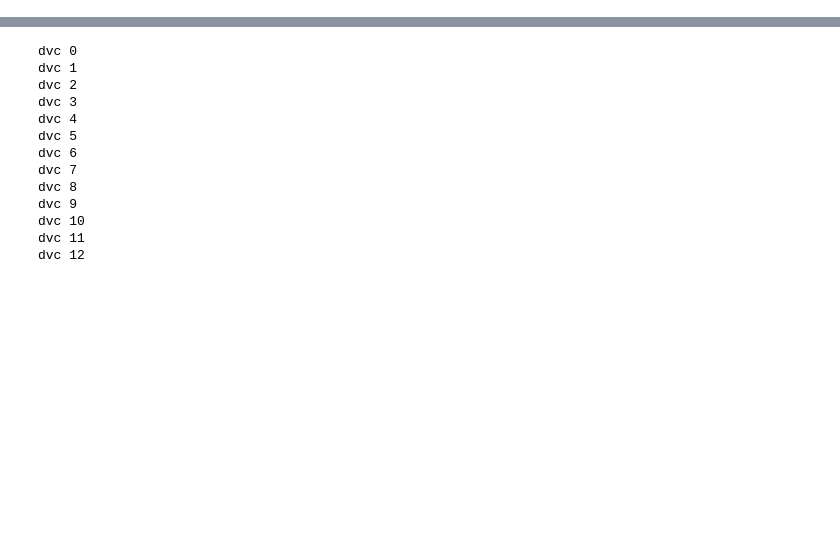
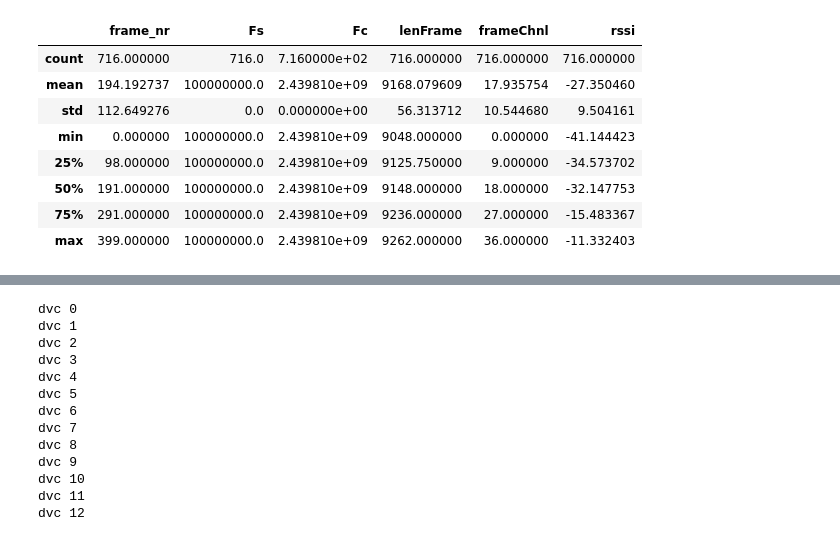
Before and after one commit to mkashani-phd/BLEWBAN_Dataset, a Jupyter notebook: src/Analysis.ipynb, the cells around one changed output, grey strips where cells are left out. Cells and saved outputs as stored; diff of their text form; code cells hidden in the pictures; blank space fills up the shorter version.

Commit message:
updated Analysis to show how the dataBase work

```diff
--- a/src/Analysis.ipynb
+++ b/src/Analysis.ipynb
@@ -25,0 +21,20 @@ df.describe().iloc[1:3,3]
+# %%
+onBodyMap = {1: ['head','right'],              2: ['head','left'],
+            3: ['chest', 'right'],            4: ['chest', 'left'],
+            5: ['fornTorso', 'right'],        6: ['fornTorso', 'left'],
+            7: ['arm', 'right'],              8: ['arm', 'left'],
+            9: ['wrist', 'right'],           10: ['wrist', 'left'],
+            11: ['backTorso', 'right'],      12: ['backTorso', 'left']}
+
+df = pd.DataFrame(list(BLE.onBody.find({"placement": 'fornTorso', 'side': 'right','antenna': 'right', 'pos': 'static'})))
+df.describe()
+# %% [output]
+|  | frame_nr | Fs | Fc | lenFrame | frameChnl | rssi |
+| count | 716.000000 | 716.0 | 7.160000e+02 | 716.000000 | 716.000000 | 716.000000 |
+| mean | 194.192737 | 100000000.0 | 2.439810e+09 | 9168.079609 | 17.935754 | -27.350460 |
+| std | 112.649276 | 0.0 | 0.000000e+00 | 56.313712 | 10.544680 | 9.504161 |
+| min | 0.000000 | 100000000.0 | 2.439810e+09 | 9048.000000 | 0.000000 | -41.144423 |
+| 25% | 98.000000 | 100000000.0 | 2.439810e+09 | 9125.750000 | 9.000000 | -34.573702 |
+| 50% | 191.000000 | 100000000.0 | 2.439810e+09 | 9148.000000 | 18.000000 | -32.147753 |
+| 75% | 291.000000 | 100000000.0 | 2.439810e+09 | 9236.000000 | 27.000000 | -15.483367 |
+| max | 399.000000 | 100000000.0 | 2.439810e+09 | 9262.000000 | 36.000000 | -11.332403 |
```
Also changed, not shown: parts of 2 cells of this notebook.
